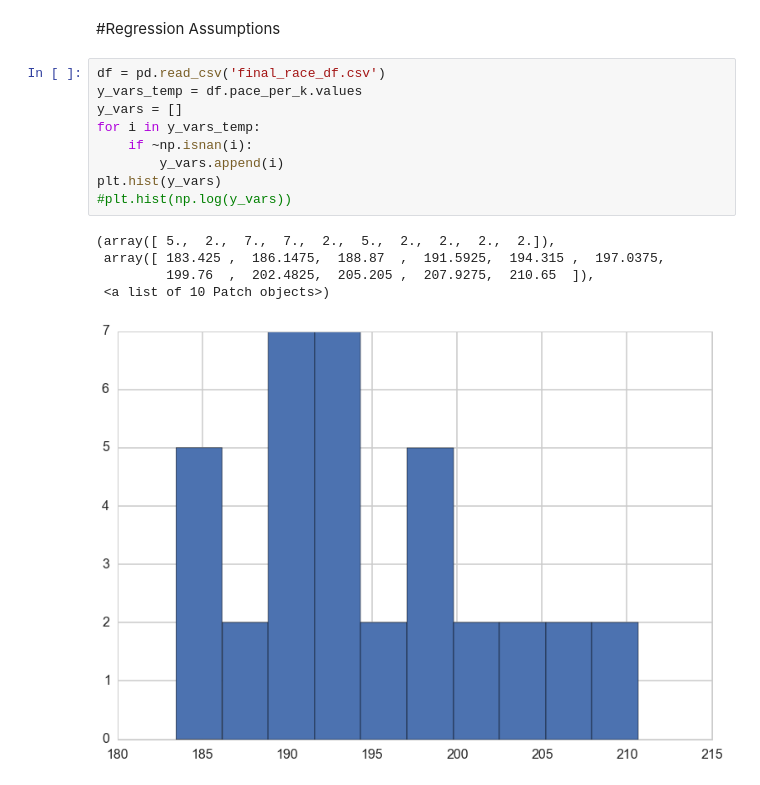
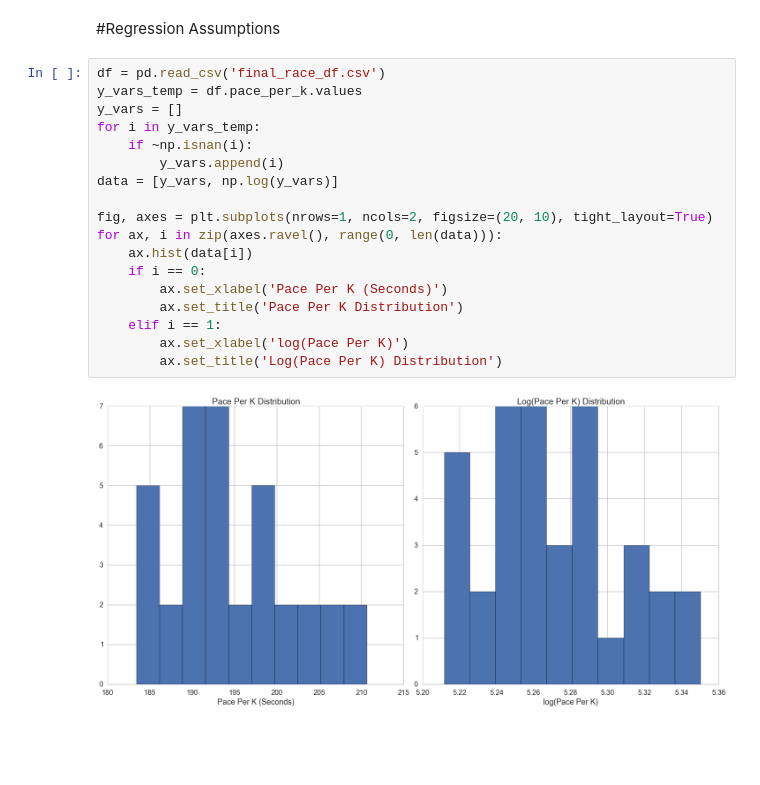
Before and after one commit to callen13/Senior_Thesis, a Jupyter notebook: Raw_Race_Analysis.ipynb, the cells around one changed output. Drawn from its saved outputs; the diff is of its cells as text; blank space fills up the shorter version.

```diff
--- a/Raw_Race_Analysis.ipynb
+++ b/Raw_Race_Analysis.ipynb
@@ -693,17 +708,22 @@ strong multicollinearity or other numerical problems.
 # %% [markdown]
 #Regression  Assumptions
-# %%
-df = pd.read_csv('final_race_df.csv')
-y_vars_temp = df.pace_per_k.values
-y_vars = []
-for i in y_vars_temp:
-    if ~np.isnan(i):
-        y_vars.append(i)
-plt.hist(y_vars)
-#plt.hist(np.log(y_vars))
-# %% [output]
-(array([ 5.,  2.,  7.,  7.,  2.,  5.,  2.,  2.,  2.,  2.]),
- array([ 183.425 ,  186.1475,  188.87  ,  191.5925,  194.315 ,  197.0375,
-         199.76  ,  202.4825,  205.205 ,  207.9275,  210.65  ]),
- <a list of 10 Patch objects>)
-[figure, removed]
+# %%
+df = pd.read_csv('final_race_df.csv')
+y_vars_temp = df.pace_per_k.values
+y_vars = []
+for i in y_vars_temp:
+    if ~np.isnan(i):
+        y_vars.append(i)
+data = [y_vars, np.log(y_vars)]
+
+fig, axes = plt.subplots(nrows=1, ncols=2, figsize=(20, 10), tight_layout=True)
+for ax, i in zip(axes.ravel(), range(0, len(data))):
+    ax.hist(data[i])
+    if i == 0:
+        ax.set_xlabel('Pace Per K (Seconds)')
+        ax.set_title('Pace Per K Distribution')
+    elif i == 1:
+        ax.set_xlabel('log(Pace Per K)')
+        ax.set_title('Log(Pace Per K) Distribution')
+# %% [output]
+[figure, added]
```
Also changed, not shown: parts of 23 cells of this notebook.
